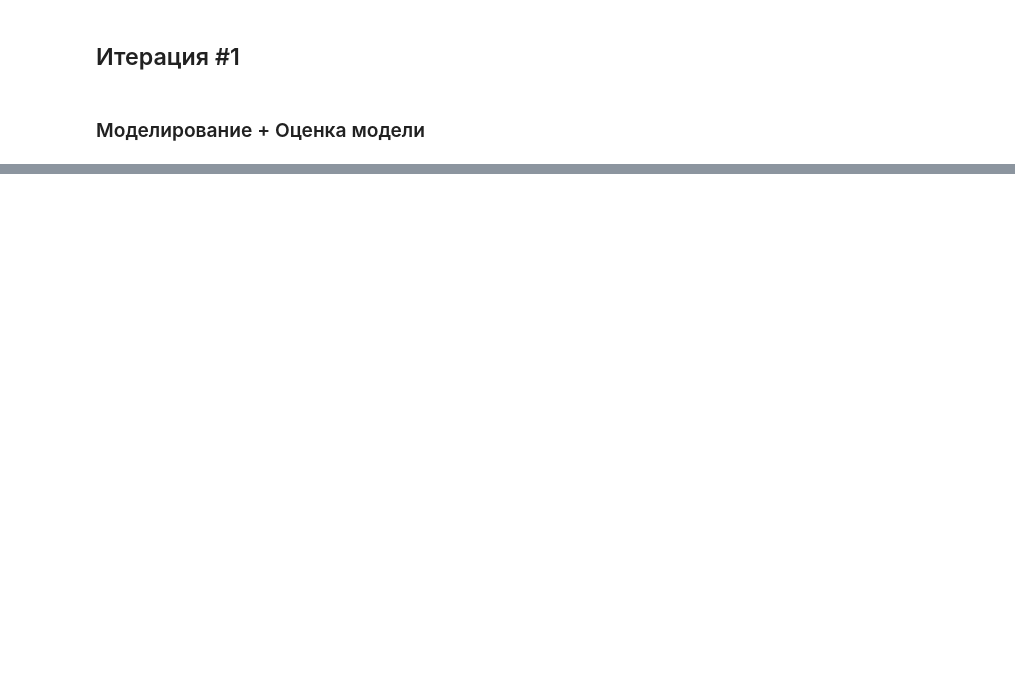
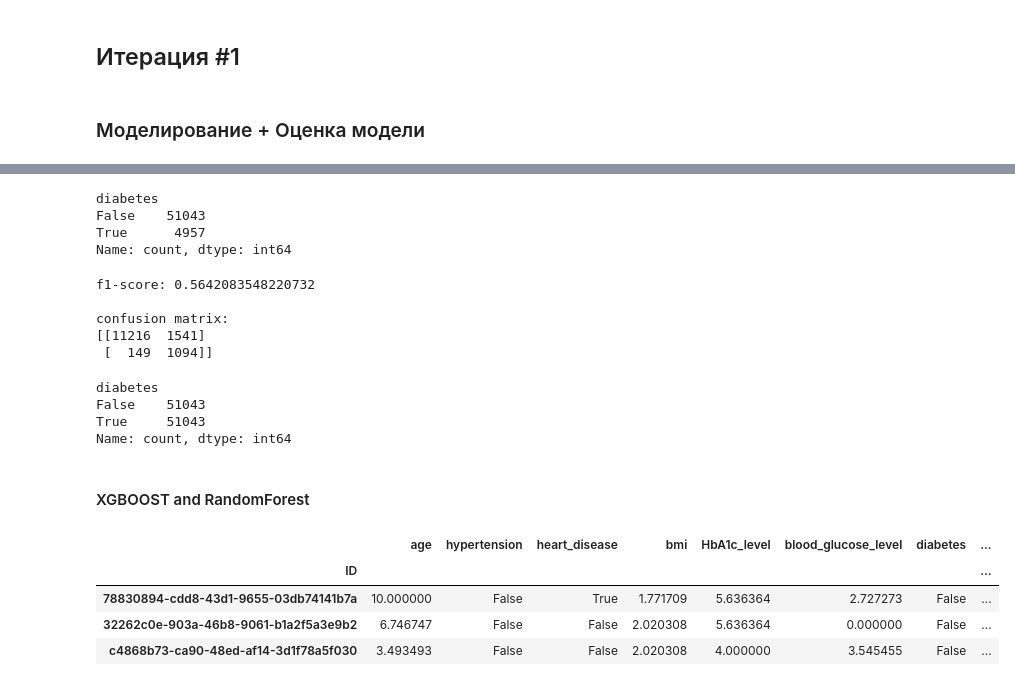
Before and after one commit to AibekDS/Diabetes-Prediction, a Jupyter notebook: main.ipynb, the cells around one changed output, grey strips where cells are left out. Cells and saved outputs as stored; diff of their text form; code cells hidden in the pictures; blank space fills up the shorter version.

```diff
--- a/main.ipynb
+++ b/main.ipynb
@@ -533,0 +559,33 @@ confusion matrix:
+# %%
+# Функция для перезаписи значений
+def rewrite_class(value):
+    if value == 'former' or value=='current' or value=='not current' or value=='ever':
+        return 'ever' # когдо либо
+    elif value == 'never':
+        return 'never' # никогда
+    else:
+        return 'no_info' # нет инфо
+
+# Перезаписываю класс История курения на 3 класса
+temp_data['smoking_history'] = temp_data['smoking_history'].apply(rewrite_class)
+# %%
+dummies_data = pd.get_dummies(temp_data)
+dummies_data = dummies_data.drop('gender_Other', axis=1)
+
+X = dummies_data.drop('diabetes', axis=1)  # Ваши признаки
+y = dummies_data['diabetes']   # Ваши целевые переменные
+
+# Разделение данных на обучающие и тестовые
+X_train, X_test, y_train, y_test = train_test_split(X, y, test_size=0.2, random_state=42)
+
+# Создаю базывую модель LogisticRegression(), но добавляю class_weight.
+# Потому что у нас дисбаланс классов.
+model = LogisticRegression(class_weight='balanced', random_state=42)
+
+# Обучаем модель
+model.fit(X_train, y_train)
+
+# Предсказываем X_test
+y_pred = model.predict(X_test)
+# Выводим ошибку
+metrics_print(y_test, y_pred)
@@ -533,0 +629,44 @@ confusion matrix:
+# %%
+y_train.value_counts()
+# %% [output]
+diabetes
+False    51043
+True      4957
+Name: count, dtype: int64
+# %%
+# use SMOTE
+smote_pre = SMOTE(random_state=42)
+X_smote, y_smote = smote_pre.fit_resample(X_train, y_train)
+
+model = LogisticRegression(random_state=42)
+
+# Обучаем модель
+model.fit(X_smote, y_smote)
+
+# Предсказываем X_test
+y_pred = model.predict(X_test)
+# Выводим ошибку
+metrics_print(y_test, y_pred)
+# %% [output]
+f1-score: 0.5642083548220732
+
+confusion matrix:
+[[11216  1541]
+ [  149  1094]]
+# %%
+y_smote.value_counts()
+# %% [output]
+diabetes
+False    51043
+True     51043
+Name: count, dtype: int64
+# %% [markdown]
+#### XGBOOST and RandomForest
+# %%
+dummies_data.head(3)
+# %% [output]
+|  | age | hypertension | heart_disease | bmi | HbA1c_level | blood_glucose_level | diabetes | ... |
+| ID |  |  |  |  |  |  |  | ... |
+| 78830894-cdd8-43d1-9655-03db74141b7a | 10.000000 | False | True | 1.771709 | 5.636364 | 2.727273 | False | ... |
+| 32262c0e-903a-46b8-9061-b1a2f5a3e9b2 | 6.746747 | False | False | 2.020308 | 5.636364 | 0.000000 | False | ... |
+| c4868b73-ca90-48ed-af14-3d1f78a5f030 | 3.493493 | False | False | 2.020308 | 4.000000 | 3.545455 | False | ... |
```
Also changed, not shown: parts of 20 cells of this notebook, 1 other file.
